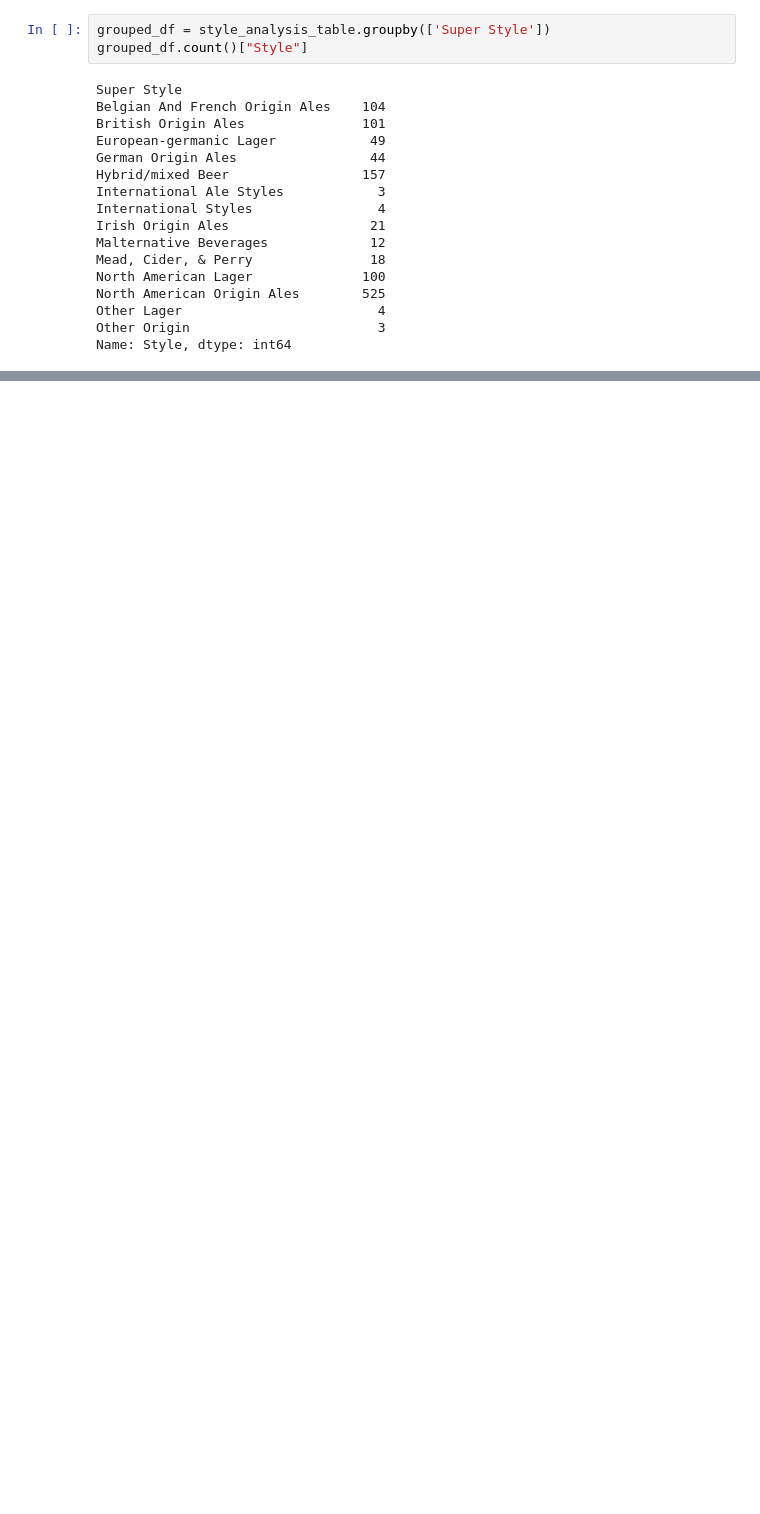
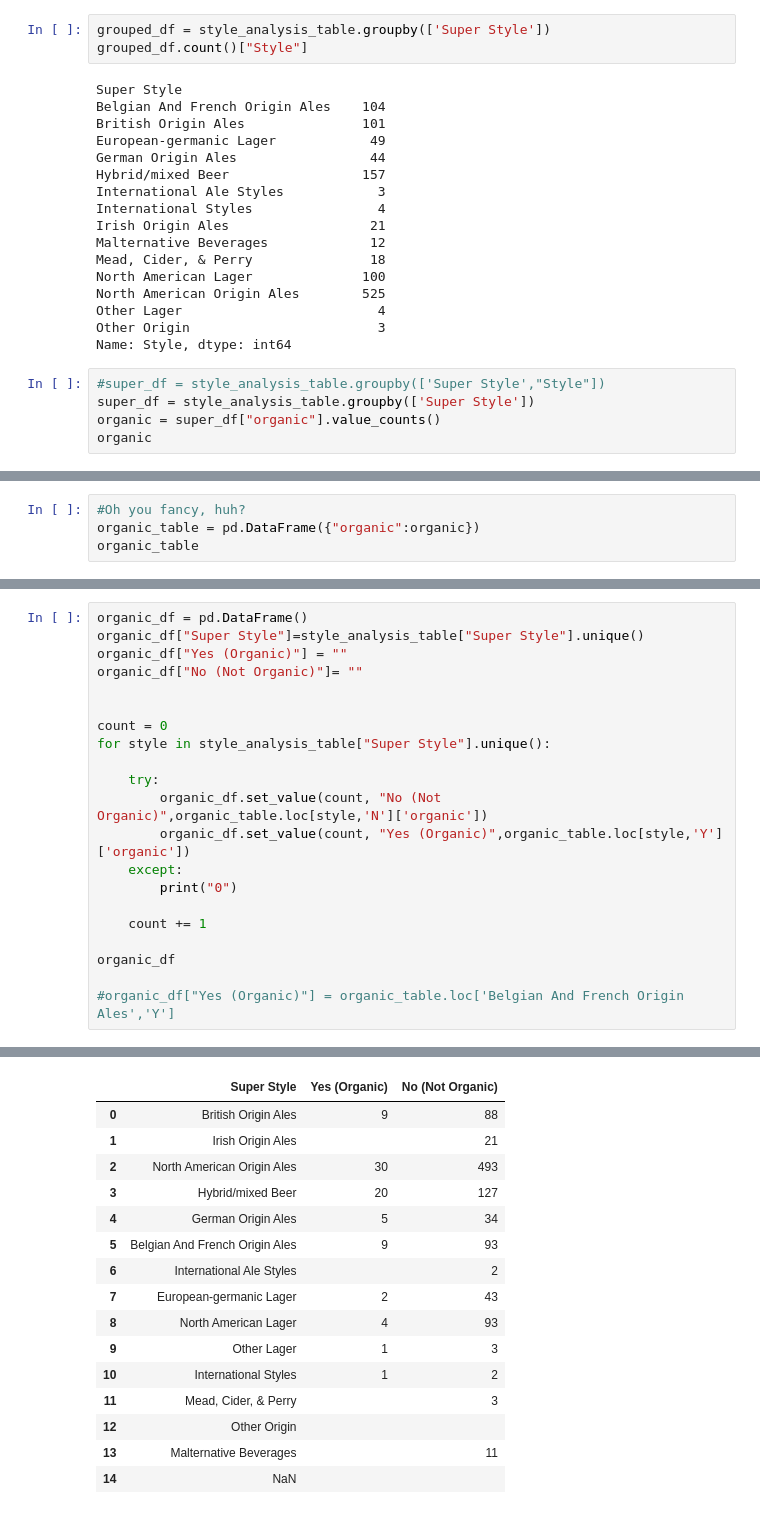
Before and after one commit to sponre01/project-one, a Jupyter notebook: Starter_Code_ML.ipynb, the cells around one changed output, grey strips where cells are left out. Drawn from its saved outputs; the diff is of its cells as text; blank space fills up the shorter version.

```diff
--- a/Starter_Code_ML.ipynb
+++ b/Starter_Code_ML.ipynb
@@ -242,3 +242,8 @@ North American Origin Ales        525
 Other Lager                         4
 Other Origin                        3
 Name: Style, dtype: int64
+# %%
+#super_df = style_analysis_table.groupby(['Super Style',"Style"])
+super_df = style_analysis_table.groupby(['Super Style'])
+organic = super_df["organic"].value_counts()
+organic
@@ -244,0 +268,4 @@ Name: Style, dtype: int64
+# %%
+#Oh you fancy, huh?
+organic_table = pd.DataFrame({"organic":organic})
+organic_table
@@ -244,0 +291,22 @@ Name: Style, dtype: int64
+# %%
+organic_df = pd.DataFrame()
+organic_df["Super Style"]=style_analysis_table["Super Style"].unique()
+organic_df["Yes (Organic)"] = ""
+organic_df["No (Not Organic)"]= ""
+
+
+count = 0
+for style in style_analysis_table["Super Style"].unique():
+
+    try:
+        organic_df.set_value(count, "No (Not Organic)",organic_table.loc[style,'N']['organic'])
+        organic_df.set_value(count, "Yes (Organic)",organic_table.loc[style,'Y']['organic'])
+    except:
+        print("0")
+
+    count += 1
+
+organic_df
+
+#organic_df["Yes (Organic)"] = organic_table.loc['Belgian And French Origin Ales','Y']
+# %% [output]
@@ -244,0 +319,16 @@ Name: Style, dtype: int64
+|  | Super Style | Yes (Organic) | No (Not Organic) |
+| 0 | British Origin Ales | 9 | 88 |
+| 1 | Irish Origin Ales |  | 21 |
+| 2 | North American Origin Ales | 30 | 493 |
+| 3 | Hybrid/mixed Beer | 20 | 127 |
+| 4 | German Origin Ales | 5 | 34 |
+| 5 | Belgian And French Origin Ales | 9 | 93 |
+| 6 | International Ale Styles |  | 2 |
+| 7 | European-germanic Lager | 2 | 43 |
+| 8 | North American Lager | 4 | 93 |
+| 9 | Other Lager | 1 | 3 |
+| 10 | International Styles | 1 | 2 |
+| 11 | Mead, Cider, & Perry |  | 3 |
+| 12 | Other Origin |  |  |
+| 13 | Malternative Beverages |  | 11 |
+| 14 | NaN |  |  |
```
Also changed, not shown: parts of 9 cells of this notebook, 1 other file.
